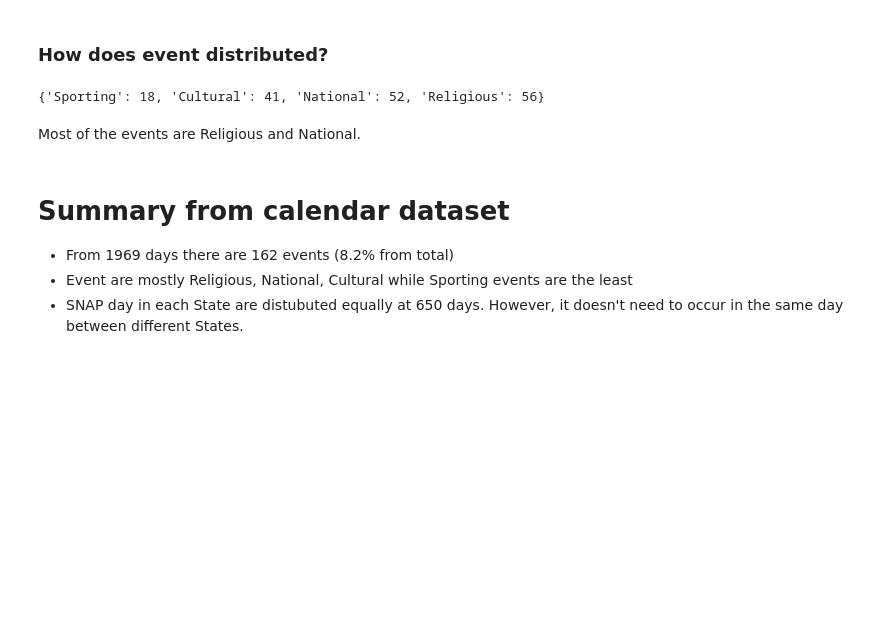
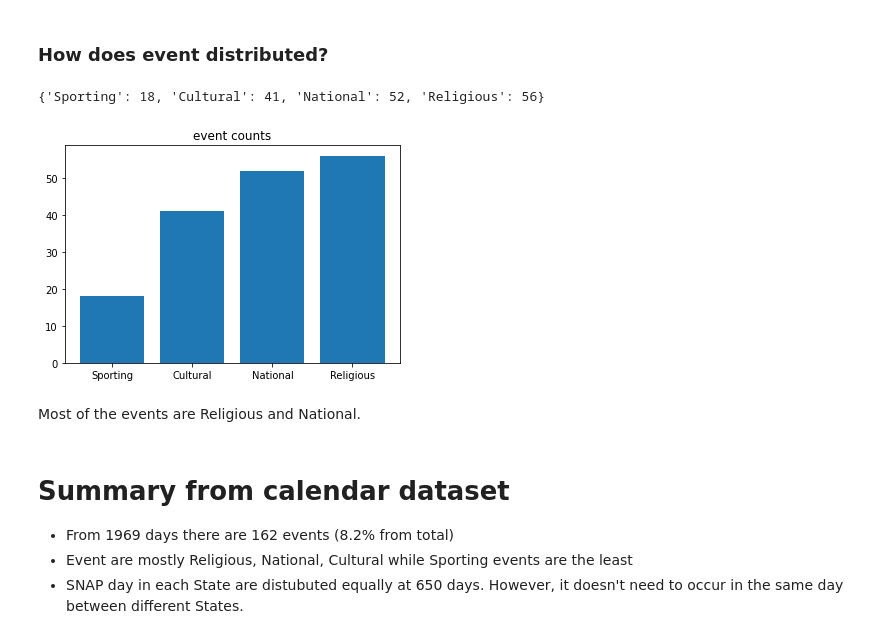
Before and after one commit to soi130/M5_case_study, a Jupyter notebook: M5_analysis.ipynb, the cells around one changed output. Cells and saved outputs as stored; diff of their text form; code cells hidden in the pictures; blank space fills up the shorter version.

Commit message:
uncomment the chart

```diff
--- a/M5_analysis.ipynb
+++ b/M5_analysis.ipynb
@@ -319,9 +319,11 @@ event_dic
 # %% [output]
 {'Sporting': 18, 'Cultural': 41, 'National': 52, 'Religious': 56}
 # %%
-# plt.bar(event_dic.keys(),event_dic.values())
-# plt.title('event counts')
-# plt.show()
+plt.bar(event_dic.keys(),event_dic.values())
+plt.title('event counts')
+plt.show()
+# %% [output]
+[figure, added]
 # %% [markdown]
 Most of the events are Religious and National.
 # %% [markdown]
```
Also changed, not shown: parts of 11 cells of this notebook.
